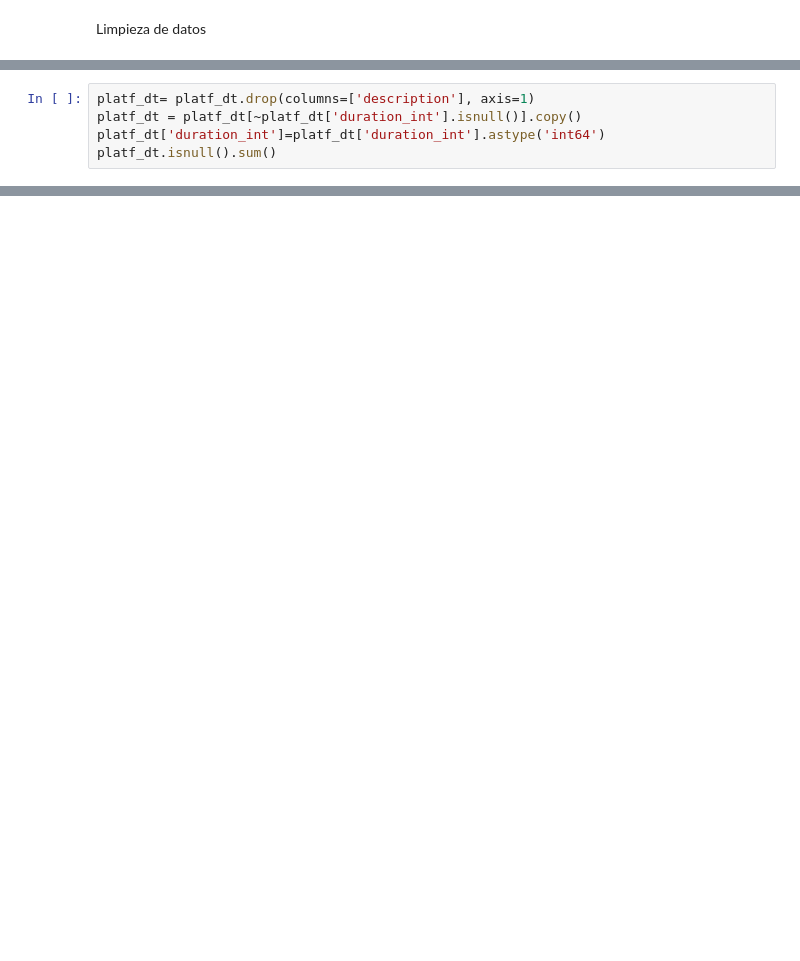
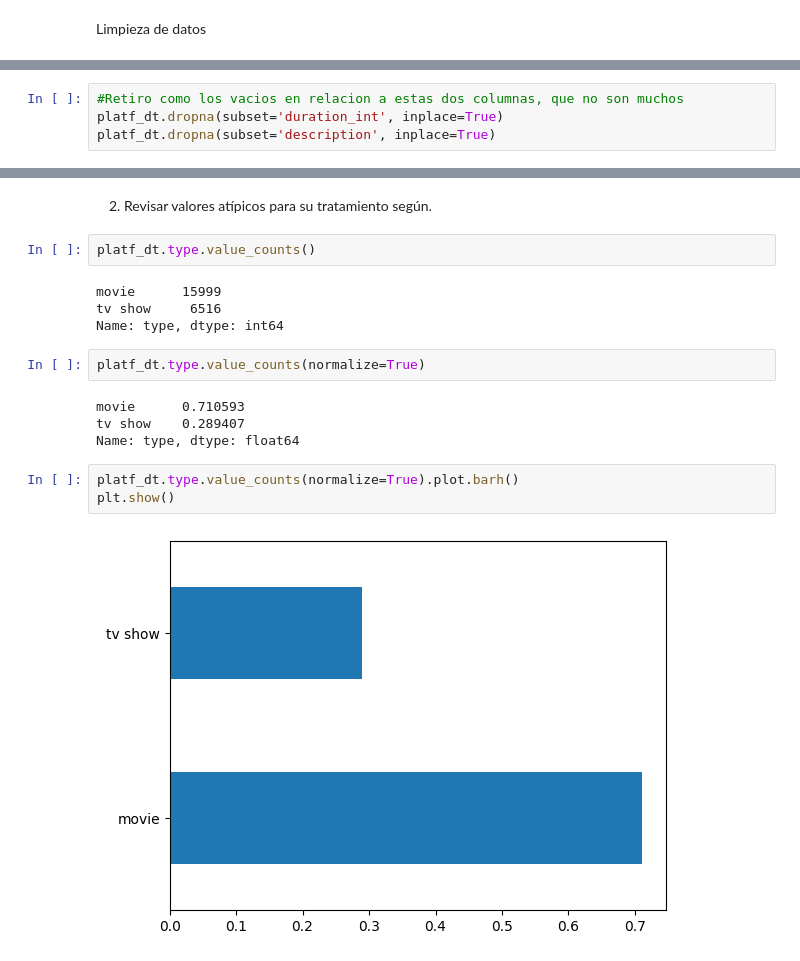
Before and after one commit to Altezier/LAB01-HENRY, a Jupyter notebook: EDA.ipynb, the cells around one changed output, grey strips where cells are left out. Drawn from its saved outputs; the diff is of its cells as text; blank space fills up the shorter version.

```diff
--- a/EDA.ipynb
+++ b/EDA.ipynb
@@ -162,5 +117,0 @@ platf_dt
-# %%
-platf_dt= platf_dt.drop(columns=['description'], axis=1)
-platf_dt = platf_dt[~platf_dt['duration_int'].isnull()].copy()
-platf_dt['duration_int']=platf_dt['duration_int'].astype('int64')
-platf_dt.isnull().sum()
@@ -205,0 +158,4 @@ memory usage: 2.4+ MB
+# %%
+#Retiro como los vacios en relacion a estas dos columnas, que no son muchos
+platf_dt.dropna(subset='duration_int', inplace=True)
+platf_dt.dropna(subset='description', inplace=True)
@@ -205,0 +180,19 @@ memory usage: 2.4+ MB
+# %% [markdown]
+2. Revisar valores atípicos para su tratamiento según.
+# %%
+platf_dt.type.value_counts()
+# %% [output]
+movie      15999
+tv show     6516
+Name: type, dtype: int64
+# %%
+platf_dt.type.value_counts(normalize=True)
+# %% [output]
+movie      0.710593
+tv show    0.289407
+Name: type, dtype: float64
+# %%
+platf_dt.type.value_counts(normalize=True).plot.barh()
+plt.show()
+# %% [output]
+[figure, added]
```
Also changed, not shown: parts of 42 cells of this notebook, 1 other file.
